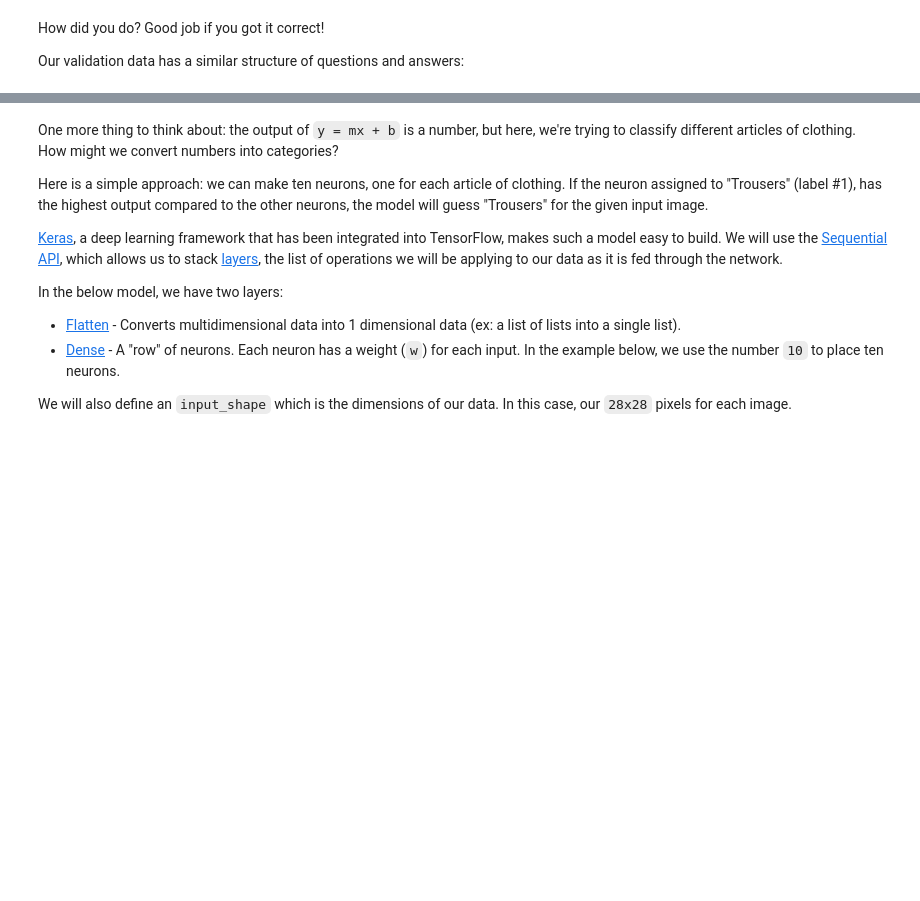
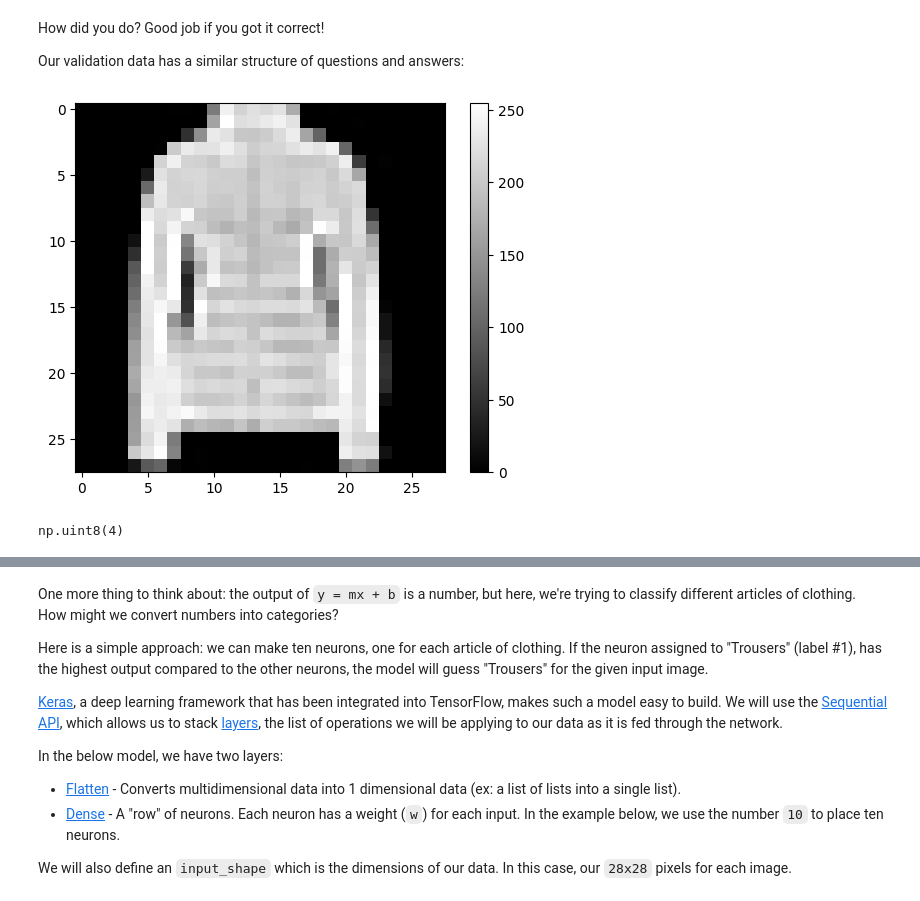
Before and after one commit to kalaidev-we/3d-portfolio, a Jupyter notebook: building-a-brain/BuildingABrain.ipynb, the cells around one changed output, grey strips where cells are left out. Drawn from its saved outputs; the diff is of its cells as text; code cells hidden in the pictures; blank space fills up the shorter version.

```diff
--- a/building-a-brain/BuildingABrain.ipynb
+++ b/building-a-brain/BuildingABrain.ipynb
@@ -73,16 +92,20 @@ Our validation data has a similar structure of questions and answers:
 # %%
 import matplotlib.pyplot as plt
 
 # The question number to quiz with. Feel free to change up to 9999.
-data_idx = 6174
+data_idx = 1385
 
 plt.figure()
 plt.imshow(valid_images[data_idx], cmap='gray')
 plt.colorbar()
 plt.grid(False)
 plt.show()
+# %% [output]
+[figure, added]
 # %%
 valid_labels[data_idx]
+# %% [output]
+np.uint8(4)
 # %% [markdown]
 # Building a Neuron
 
```
Also changed, not shown: parts of 14 cells of this notebook.
